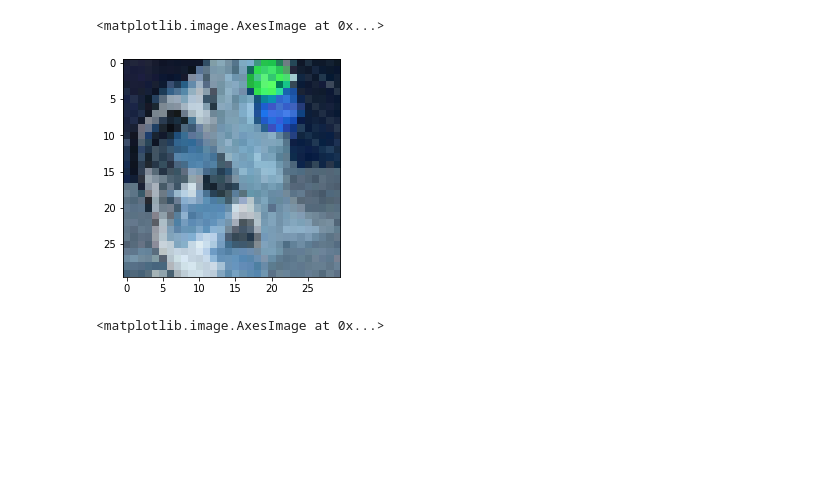
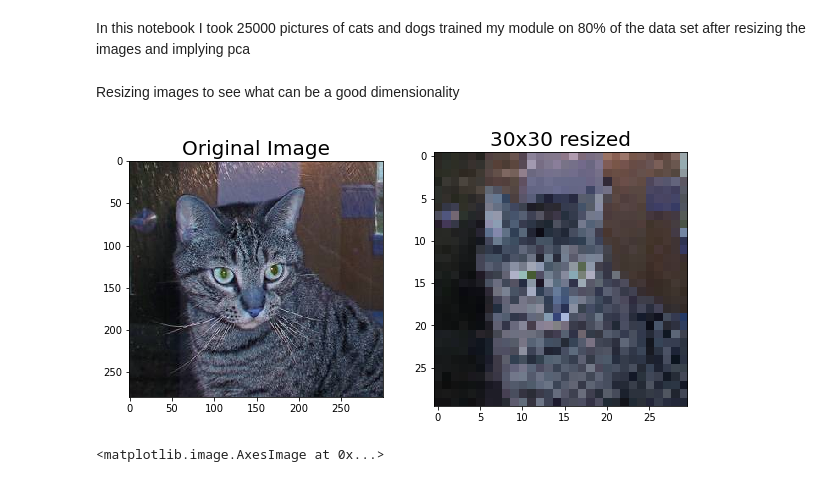
Before and after one commit to YahalomCod/Classifation-Problems, a Jupyter notebook: CatsVsDogs.ipynb, the cells around one changed output. Cells and saved outputs as stored; diff of their text form; code cells hidden in the pictures; blank space fills up the shorter version.

```diff
--- a/CatsVsDogs.ipynb
+++ b/CatsVsDogs.ipynb
@@ -1,3 +3,5 @@
+# %% [markdown]
+In this notebook I took 25000 pictures of cats and dogs trained my module on 80% of the data set after resizing the images and implying pca
 # %%
 import pandas as pd
 import seaborn as sns
@@ -30,10 +30,19 @@ from keras.preprocessing.image import array_to_img
+# %% [markdown]
+Resizing images to see what can be a good dimensionality
 # %%
-img = load_img(r'C:\Users\USER\Desktop\train/cat.1.jpg')
-resize_img = cv2.resize(tmp,(30,30))
-plt.imshow(resize_img)
+img = cv2.imread(r'C:\Users\USER\Desktop\train/cat.1.jpg')
+resize_img = cv2.resize(img,(30,30))
-# %% [output]
-<matplotlib.image.AxesImage at 0x...>
-[figure, removed]
+# %%
+plt.figure(figsize=(10,6))
+
+plt.subplot(1, 2, 1);
+plt.imshow(img,cmap = plt.cm.gray, interpolation='nearest',clim=(0, 255));
+plt.title('Original Image', fontsize = 20);
+plt.subplot(1, 2, 2);
+plt.imshow(resize_img,cmap = plt.cm.gray, interpolation='nearest',clim=(0, 255))
+plt.title('30x30 resized', fontsize = 20);
+# %% [output]
+[figure, added]
 # %%
 #lets try to get a better resolution
 img = cv2.imread(r'C:\Users\USER\Desktop\train/cat.1.jpg')
```
Also changed, not shown: parts of 24 cells of this notebook.
